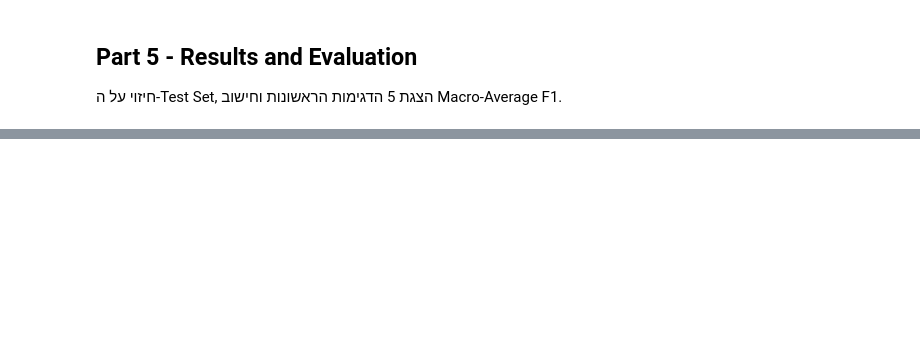
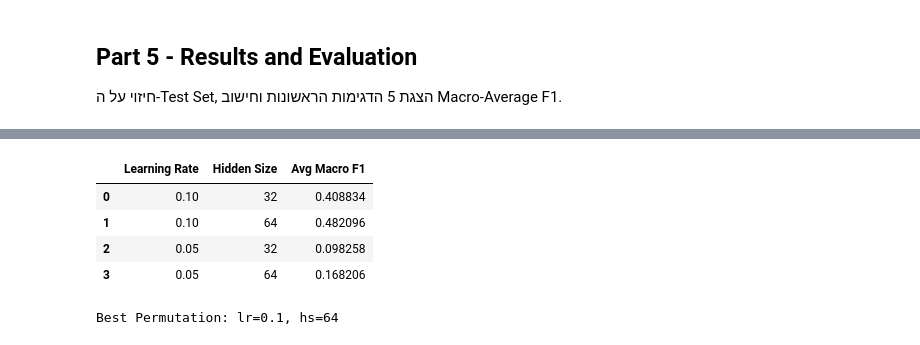
Before and after one commit to ofiravivi1/Machine_Learning_Project, a Jupyter notebook: Fashion_MNIST.ipynb, the cells around one changed output, grey strips where cells are left out. Saved outputs shown, nothing was run; the diff lists cells and outputs as text; code cells hidden in the pictures; blank space fills up the shorter version.

```diff
--- a/Fashion_MNIST.ipynb
+++ b/Fashion_MNIST.ipynb
@@ -304,0 +305,47 @@ Macro-Average F1 Score: 0.6059
+# %%
+#Grid search with k-fold cross validation (אתחולים של הפרמטרים)
+learning_rates = [0.1, 0.05]
+hidden_sizes = [32, 64]
+k = 5
+fold_size = len(X_train) // k
+results = []
+
+print(f"Starting Grid Search with {k}-fold Cross Validation")
+
+for lr in learning_rates:
+    for hs in hidden_sizes:
+        fold_scores = []
+        print(f"Testing: lr={lr}, hidden_size={hs}")
+
+        for i in range(k):
+            # חלוקה ל-Folds
+            start, end = i * fold_size, (i + 1) * fold_size
+            X_val_fold = X_train[start:end]
+            y_val_fold = y_train[start:end] # הלייבלים המקוריים לחישוב F1
+
+            X_train_fold = np.concatenate([X_train[:start], X_train[end:]])
+            y_train_fold_onehot = np.concatenate([y_train_onehot[:start], y_train_onehot[end:]])
+
+            # אימון על ה-Fold הנוכחי
+            params = train_model(X_train_fold, y_train_fold_onehot, hidden_size=hs, epochs=50, lr=lr)
+
+            # חיזוי והערכה
+            preds = predict(X_val_fold, params)
+            score = calculate_macro_f1(y_val_fold, preds)
+            fold_scores.append(score)
+
+        avg_f1 = np.mean(fold_scores)
+        results.append({
+            'Learning Rate': lr,
+            'Hidden Size': hs,
+            'Avg Macro F1': avg_f1
+        })
+
+# הצגת הניסויים ב-DataFrame
+results_df = pd.DataFrame(results)
+display(results_df)
+
+# בחירת הפרמטרים הטובים ביותר
+best_result = results_df.loc[results_df['Avg Macro F1'].idxmax()]
+print(f"\nBest Permutation: lr={best_result['Learning Rate']}, hs={int(best_result['Hidden Size'])}")
+# %% [output]
@@ -304,0 +369,6 @@ Macro-Average F1 Score: 0.6059
+|  | Learning Rate | Hidden Size | Avg Macro F1 |
+| 0 | 0.10 | 32 | 0.408834 |
+| 1 | 0.10 | 64 | 0.482096 |
+| 2 | 0.05 | 32 | 0.098258 |
+| 3 | 0.05 | 64 | 0.168206 |
+Best Permutation: lr=0.1, hs=64
```
Also changed, not shown: parts of 5 cells of this notebook, 1 other file.
